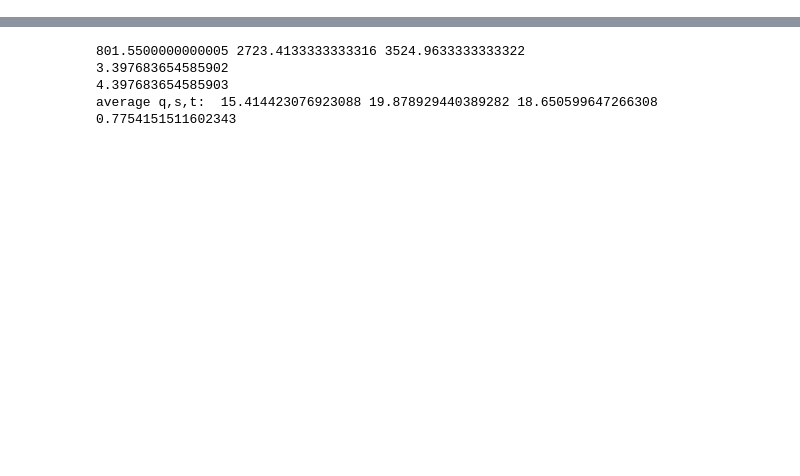
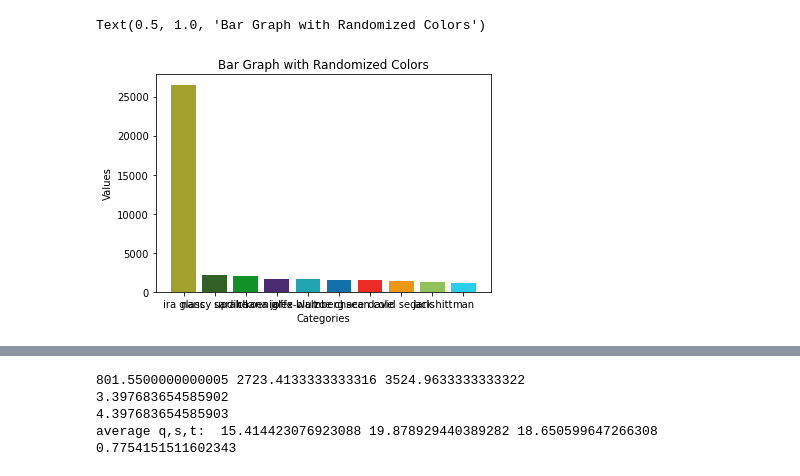
Before and after one commit to HabeckerDev/CSE158-A2, a Jupyter notebook: assignment2.ipynb, the cells around one changed output, grey strips where cells are left out. Cells and saved outputs as stored; diff of their text form; code cells hidden in the pictures; blank space fills up the shorter version.

```diff
--- a/assignment2.ipynb
+++ b/assignment2.ipynb
@@ -23,0 +72,16 @@ print(dataset['ep-1'][0]['duration'])
+# %%
+interviewer_length = []
+host_length = []
+subject_length = []
+total_length = []
+data = dataset['ep-1']
+
+for x in dataset:
+    for y in dataset[x]:
+        if y['role'] == 'interviewer':
+            interviewer_length.append(y['duration'])
+        elif y['role'] == 'host':
+            host_length.append(y['duration'])
+        else:
+            subject_length.append(y['duration'])
+        total_length.append(y['duration'])
@@ -23,0 +109,15 @@ print(dataset['ep-1'][0]['duration'])
+# %%
+sorted_data = dict(sorted(speakersUtterances.items(), key=lambda x: x[1], reverse=True)[:10])
+
+categories = list(sorted_data.keys())
+values = list(sorted_data.values())
+colors = [('#%06x' % random.randint(0, 0xFFFFFF)) for _ in range(len(categories))]
+
+# Create a bar graph
+plt.bar(categories, values, color=colors)
+plt.xlabel('Categories')
+plt.ylabel('Values')
+plt.title('Bar Graph with Randomized Colors')
+# %% [output]
+Text(0.5, 1.0, 'Bar Graph with Randomized Colors')
+[figure, added]
```
Also changed, not shown: parts of 39 cells of this notebook.
